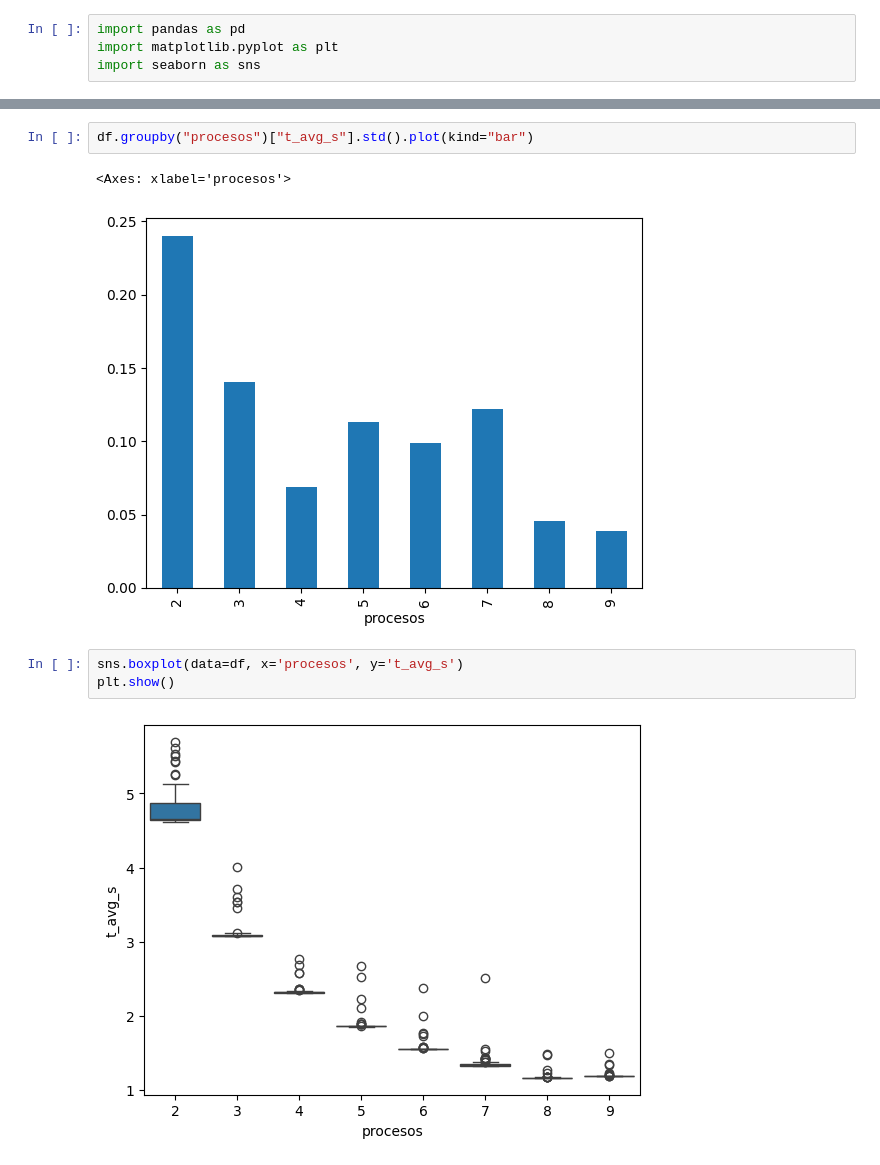
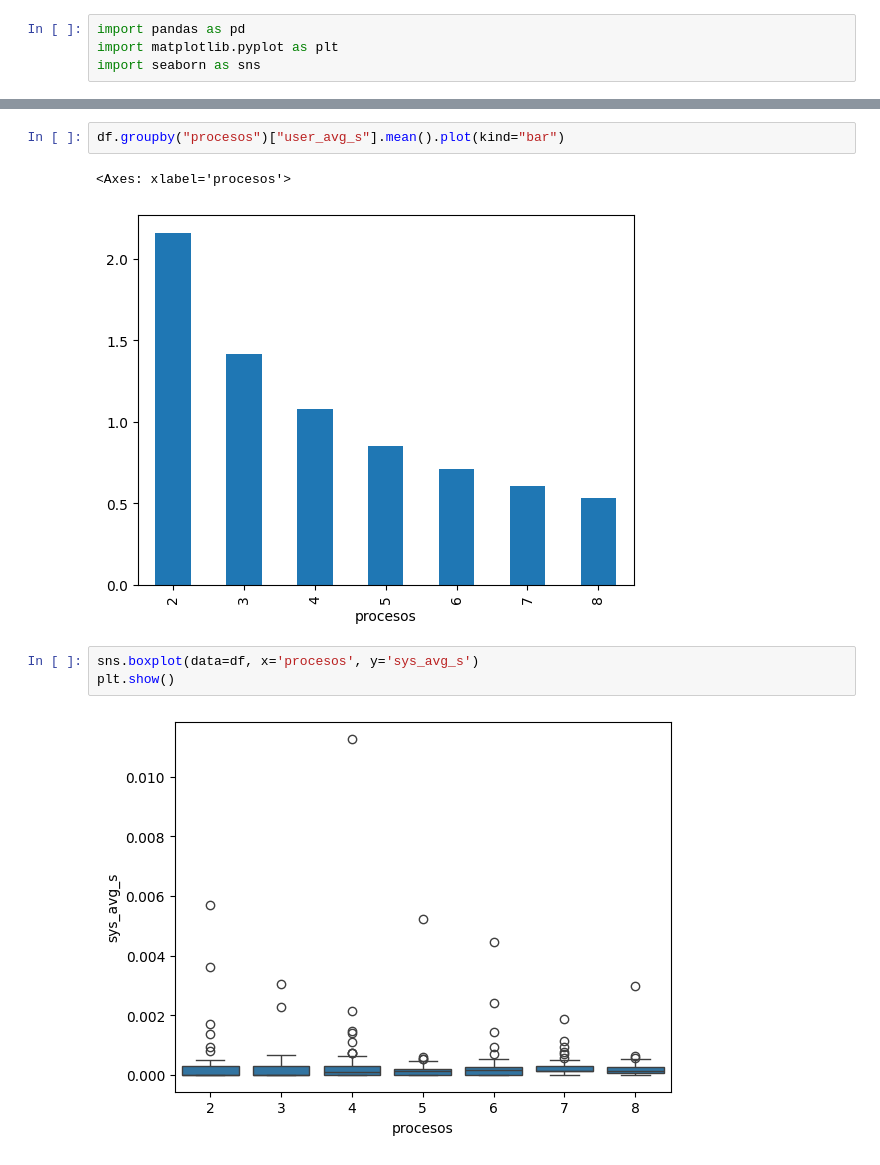
Before and after one commit to ZamRom/ParalelPokeSearch, a Jupyter notebook: graphics.ipynb, the cells around one changed output, grey strips where cells are left out. Drawn from its saved outputs; the diff is of its cells as text.

```diff
--- a/graphics.ipynb
+++ b/graphics.ipynb
@@ -22,10 +22,10 @@ df
 # %%
-df.groupby("procesos")["t_avg_s"].std().plot(kind="bar")
+df.groupby("procesos")["user_avg_s"].mean().plot(kind="bar")
 # %% [output]
 <Axes: xlabel='procesos'>
-[figure, old version]
+[figure, new version]
 # %%
-sns.boxplot(data=df, x='procesos', y='t_avg_s')
+sns.boxplot(data=df, x='procesos', y='sys_avg_s')
 plt.show()
 # %% [output]
-[figure, old version]
+[figure, new version]
```
Also changed, not shown: parts of 2 cells of this notebook, 3 other files.
